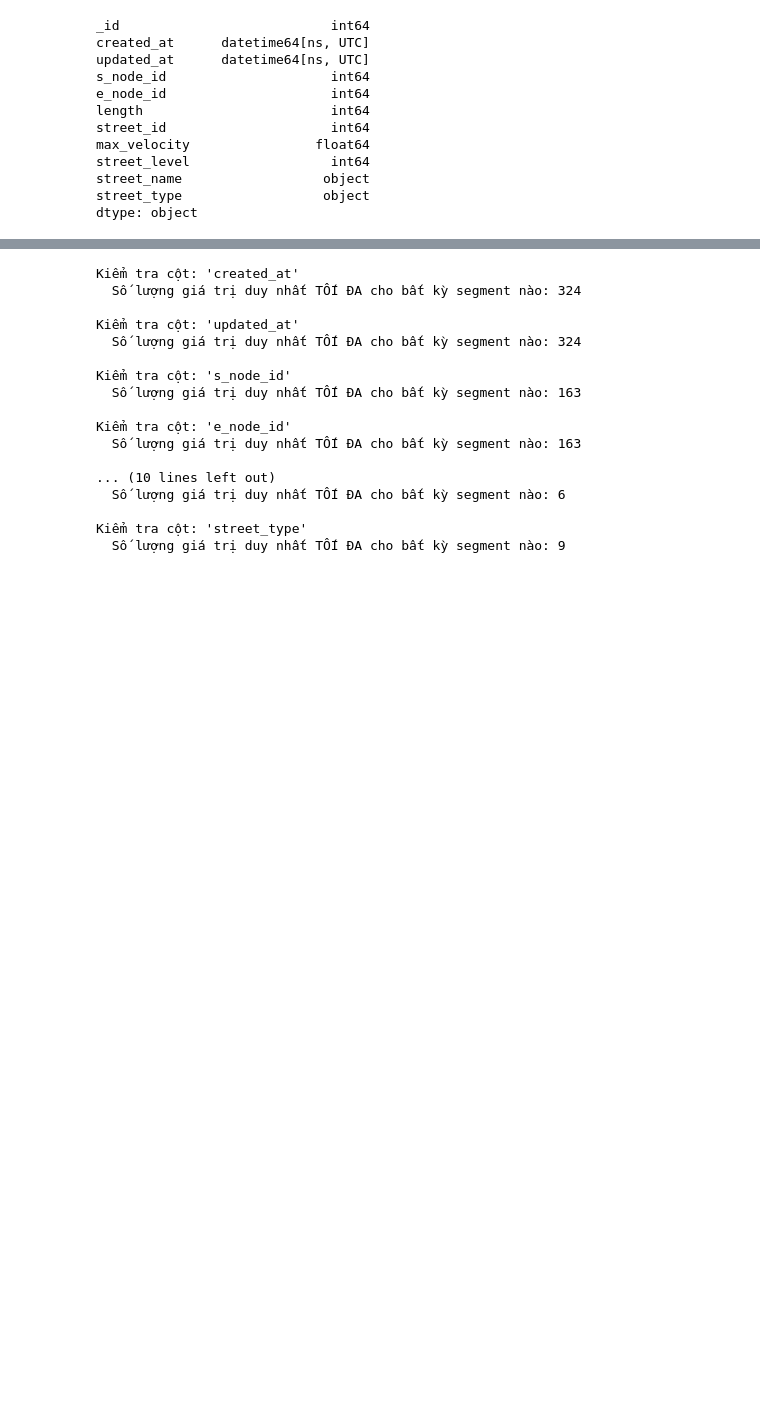
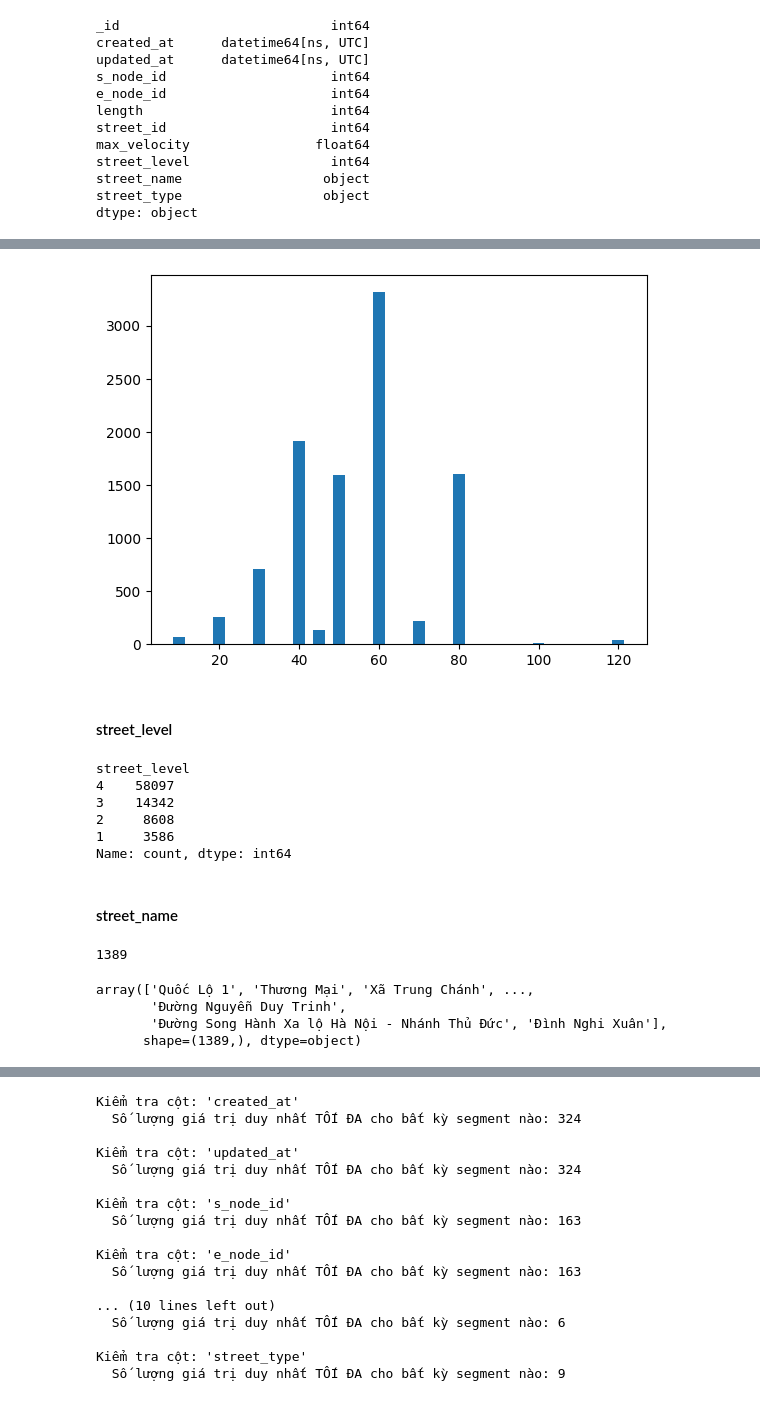
Before and after one commit to An-Sadek/HCM_GNNTSF, a Jupyter notebook: src/preprocessing/details.ipynb, the cells around one changed output, grey strips where cells are left out. Cells and saved outputs as stored; diff of their text form; code cells hidden in the pictures; blank space fills up the shorter version.

```diff
--- a/src/preprocessing/details.ipynb
+++ b/src/preprocessing/details.ipynb
@@ -525,0 +437,2 @@ segments_df[segments_df["length"] == segments_df["length"].max()]
+# %%
+max_velocity_arr = segments_df["max_velocity"]
@@ -525,0 +444,3 @@ segments_df[segments_df["length"] == segments_df["length"].max()]
+# %%
+max_velocity_counts = max_velocity_arr.value_counts()
+max_velocity_counts
@@ -525,0 +461,27 @@ segments_df[segments_df["length"] == segments_df["length"].max()]
+# %%
+plt.bar(max_velocity_counts.index, max_velocity_counts, 3)
+plt.show()
+# %% [output]
+[figure, added]
+# %% [markdown]
+ #### street_level
+# %%
+segments_df["street_level"].value_counts()
+# %% [output]
+street_level
+4    58097
+3    14342
+2     8608
+1     3586
+Name: count, dtype: int64
+# %% [markdown]
+#### street_name
+# %%
+print(len(segments_df["street_name"].unique()))
+segments_df["street_name"].unique()
+# %% [output]
+1389
+array(['Quốc Lộ 1', 'Thương Mại', 'Xã Trung Chánh', ...,
+       'Đường Nguyễn Duy Trinh',
+       'Đường Song Hành Xa lộ Hà Nội - Nhánh Thủ Đức', 'Đình Nghi Xuân'],
+      shape=(1389,), dtype=object)
```
Also changed, not shown: parts of 111 cells of this notebook, 4 other files.
